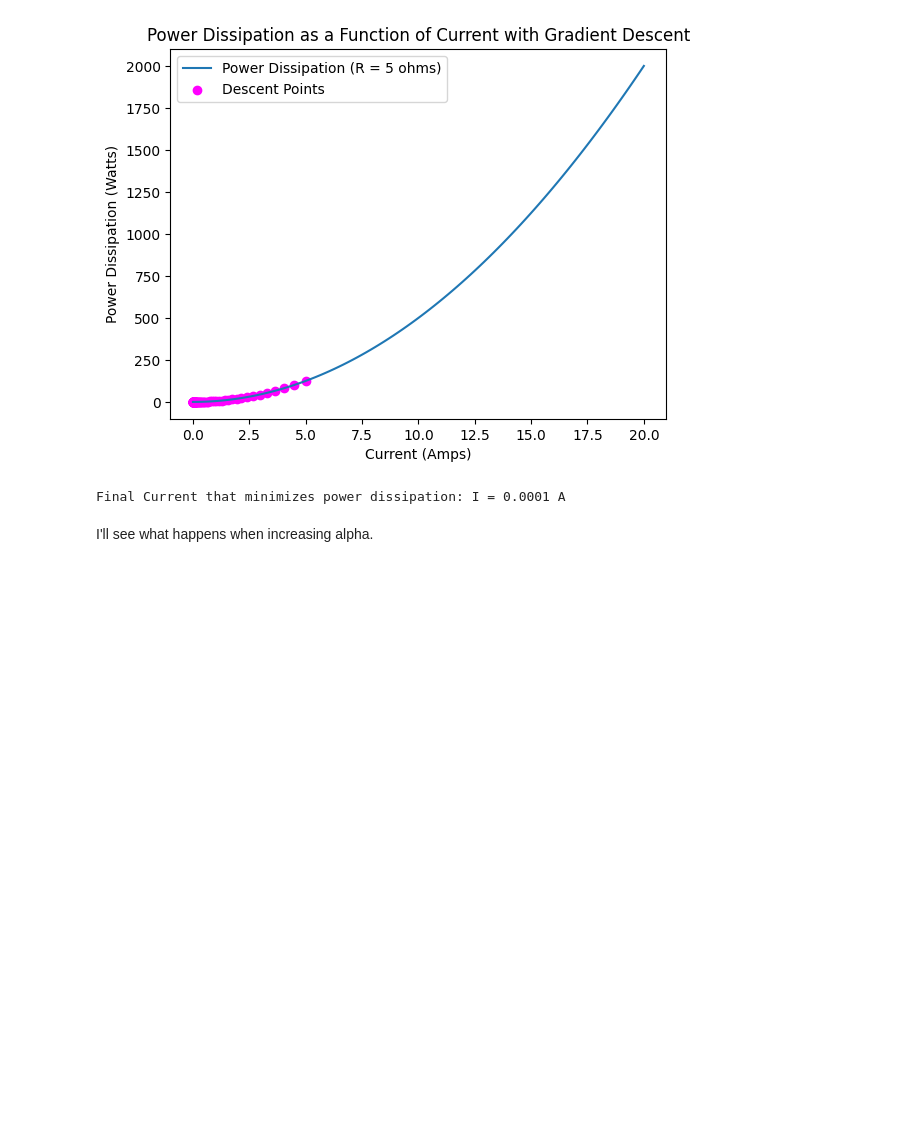
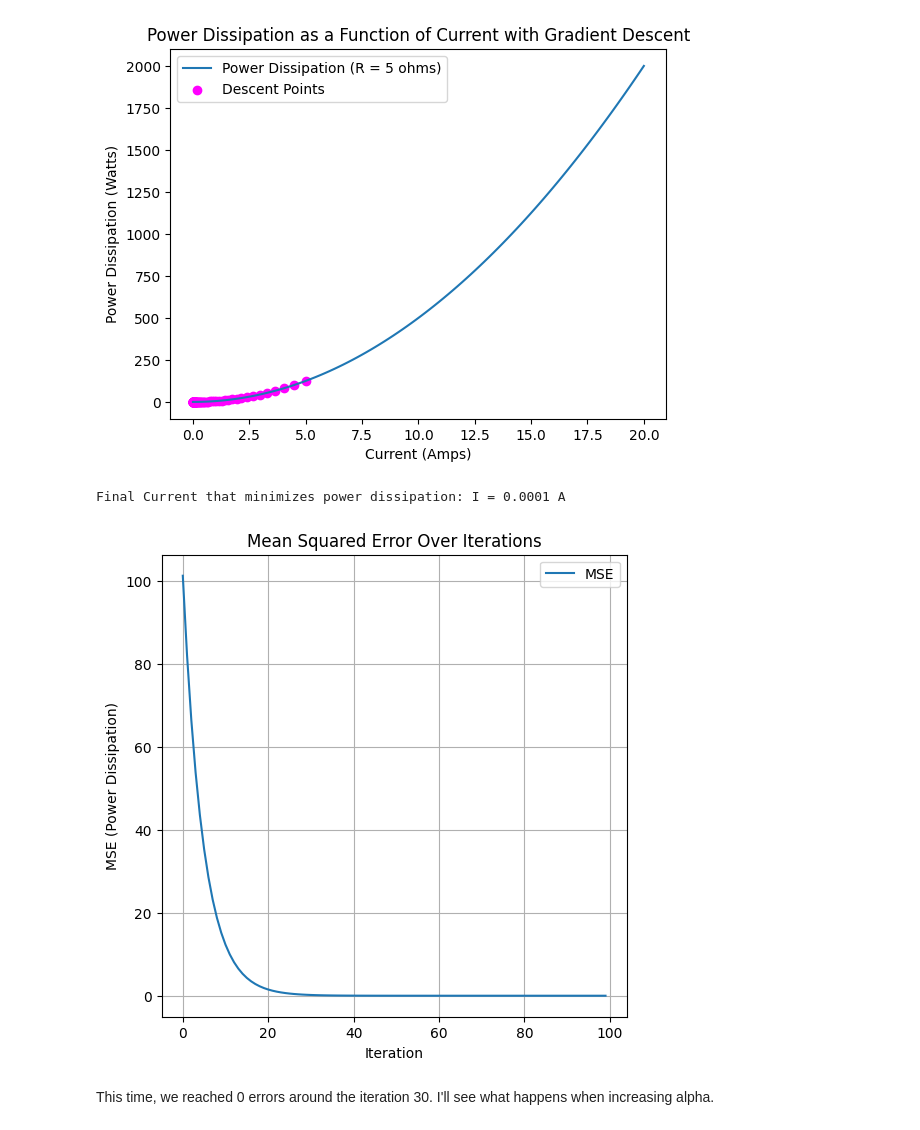
Before and after one commit to calbertiboms/INDE_577, a Jupyter notebook: Supervised Machine Learning/Gradient Descent/Gradient Descent.ipynb, the cells around one changed output. Cells and saved outputs as stored; diff of their text form; code cells hidden in the pictures; blank space fills up the shorter version.

```diff
--- a/Supervised Machine Learning/Gradient Descent/Gradient Descent.ipynb
+++ b/Supervised Machine Learning/Gradient Descent/Gradient Descent.ipynb
@@ -73,6 +105,6 @@ If I try with more iterations, I should get to zero.
 # %%
 # Run gradient descent
-I_values = derivative_descent(gradient, alpha=0.01, I_0=5, max_iter=100)
+I_values, mse_values = derivative_descent(gradient, alpha=0.01, I_0=5, max_iter=100)
 # %%
 # Define domain for plotting power dissipation
 I_domain = np.linspace(0, 20, 100)
@@ -93,7 +125,19 @@ print(f"Final Current that minimizes power dissipation: I = {final_I:.4f} A")
 # %% [output]
 [figure]
 Final Current that minimizes power dissipation: I = 0.0001 A
+# %%
+# Plot MSE over iterations
+plt.figure(figsize=(6, 6))
+plt.plot(range(len(mse_values)), mse_values, label="MSE")
+plt.title("Mean Squared Error Over Iterations")
+plt.xlabel("Iteration")
+plt.ylabel("MSE (Power Dissipation)")
+plt.grid(True)
+plt.legend()
+plt.show()
+# %% [output]
+[figure, added]
 # %% [markdown]
-I'll see what happens when increasing alpha.
+This time, we reached 0 errors around the iteration 30. I'll see what happens when increasing alpha.
 # %%
 # Run gradient descent
```
Also changed, not shown: parts of 10 cells of this notebook.
